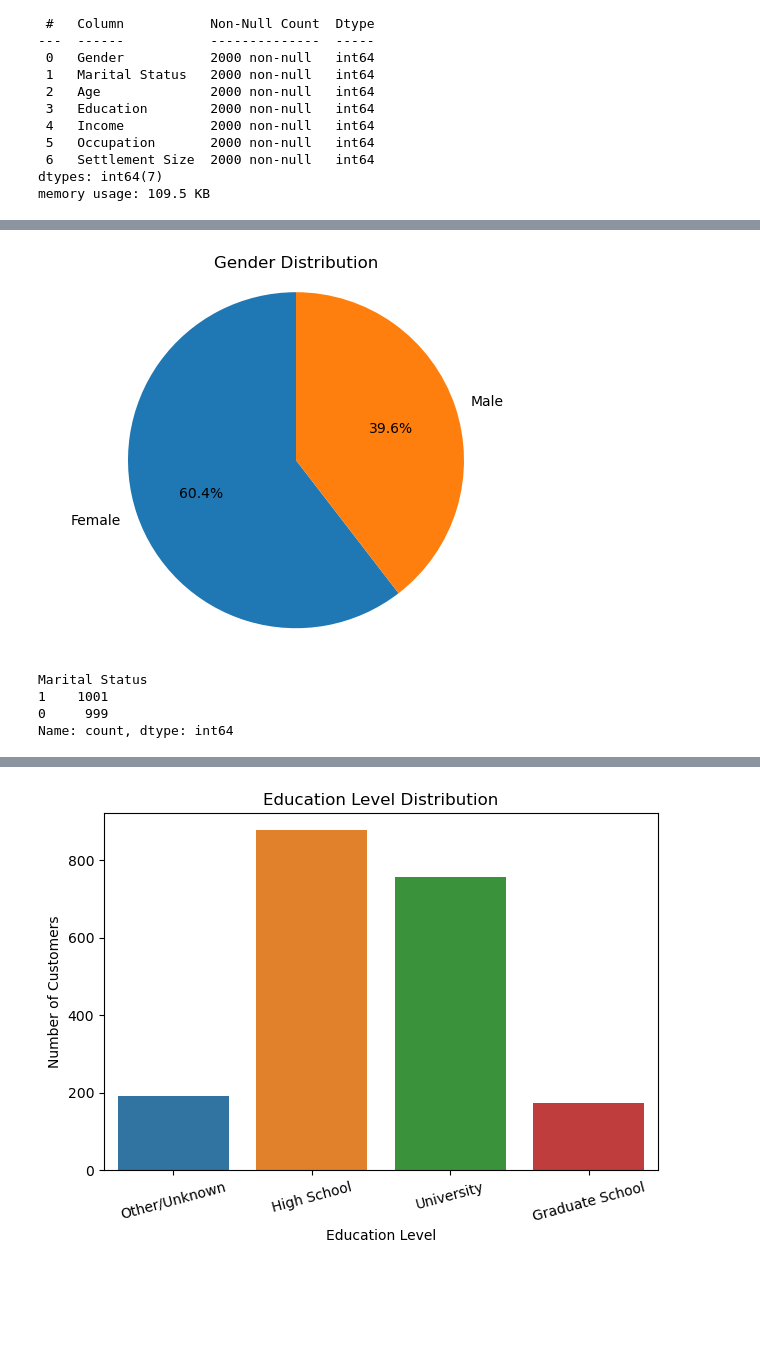
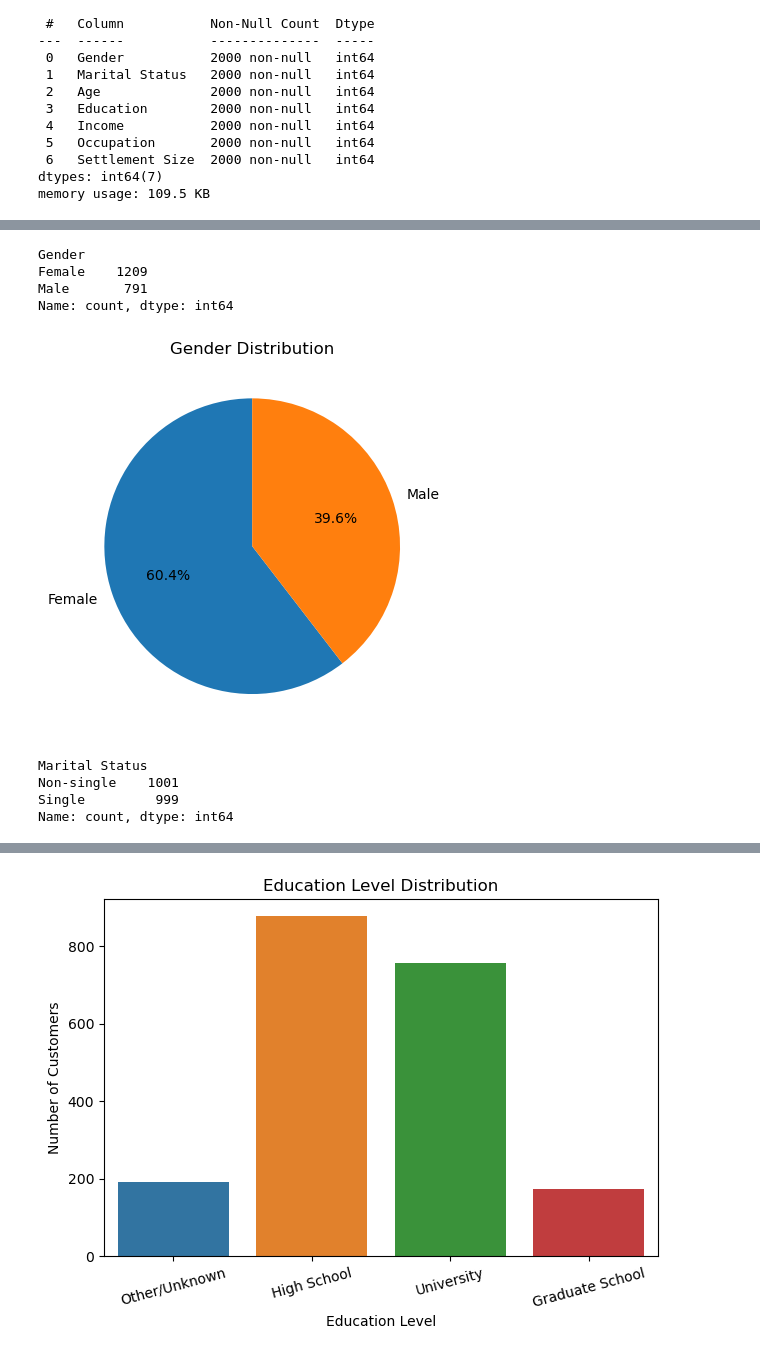
Before and after one commit to hearangheo/Applied-Predictive-Analytics, a Jupyter notebook: Assignment2_HeaRangHeo.ipynb, the cells around one changed output, grey strips where cells are left out. Cells and saved outputs as stored; diff of their text form; code cells hidden in the pictures; blank space fills up the shorter version.

```diff
--- a/Assignment2_HeaRangHeo.ipynb
+++ b/Assignment2_HeaRangHeo.ipynb
@@ -58,32 +68,40 @@ Name: count, dtype: int64
+# %%
+# Displays number of customers for each category in column "Gender"
+gender_labels = {0: 'Male', 1: 'Female'}
+df_EDA['Gender'].map(gender_labels).value_counts()
+# %% [output]
+Gender
+Female    1209
+Male       791
+Name: count, dtype: int64
 # %%
 # Map gender values to labels
 gender_labels = {
     0: 'Male',
     1: 'Female'
     }
 
 gender_counts = df_EDA['Gender'].map(gender_labels).value_counts()
 
 # Plot to pie graph
 gender_counts.plot(
     kind='pie',
     autopct='%1.1f%%',
     startangle=90,
     title='Gender Distribution',
     ylabel=''
 )
-
-plt.axis('equal')  # Ensures the pie is a circle
 plt.show()
 # %% [output]
-[figure, old version]
+[figure, new version]
 # %%
-# Observe marital status of customers (0: single, 1: non-single)
-df_EDA['Marital Status'].value_counts()
+# Displays number of customers for each category in column "Marital Status"
+gender_labels = {0: 'Single', 1: 'Non-single'}
+df_EDA['Marital Status'].map(gender_labels).value_counts()
 # %% [output]
 Marital Status
-1    1001
-0     999
+Non-single    1001
+Single         999
 Name: count, dtype: int64
 # %%
 # Map marital status values to labels
```
Also changed, not shown: parts of 18 cells of this notebook.
